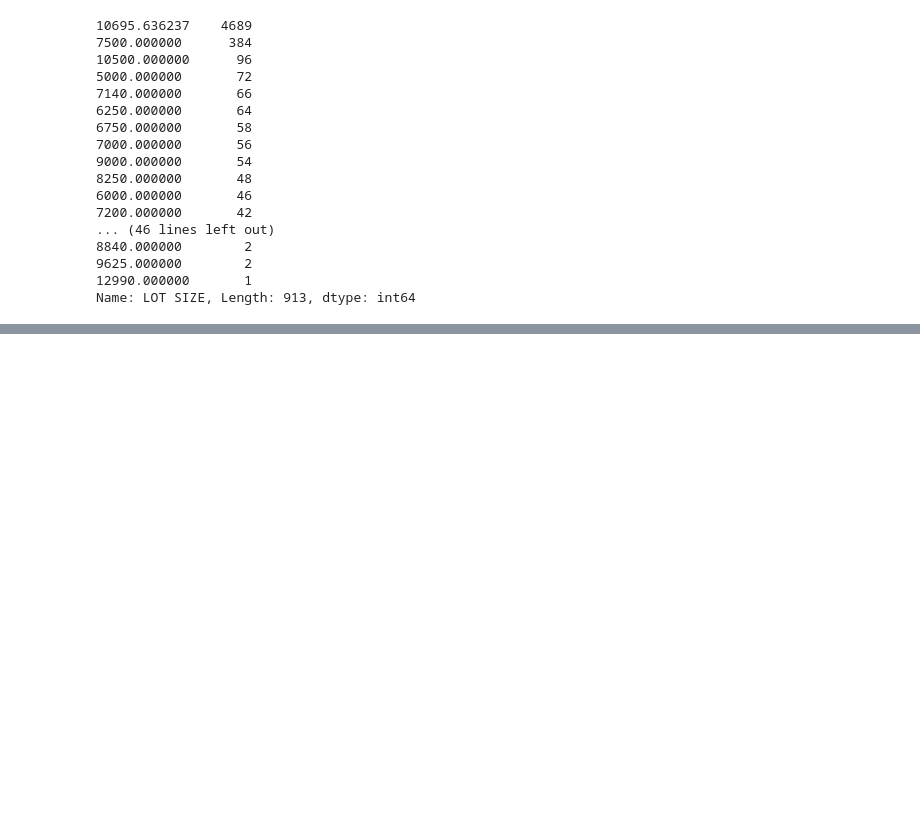
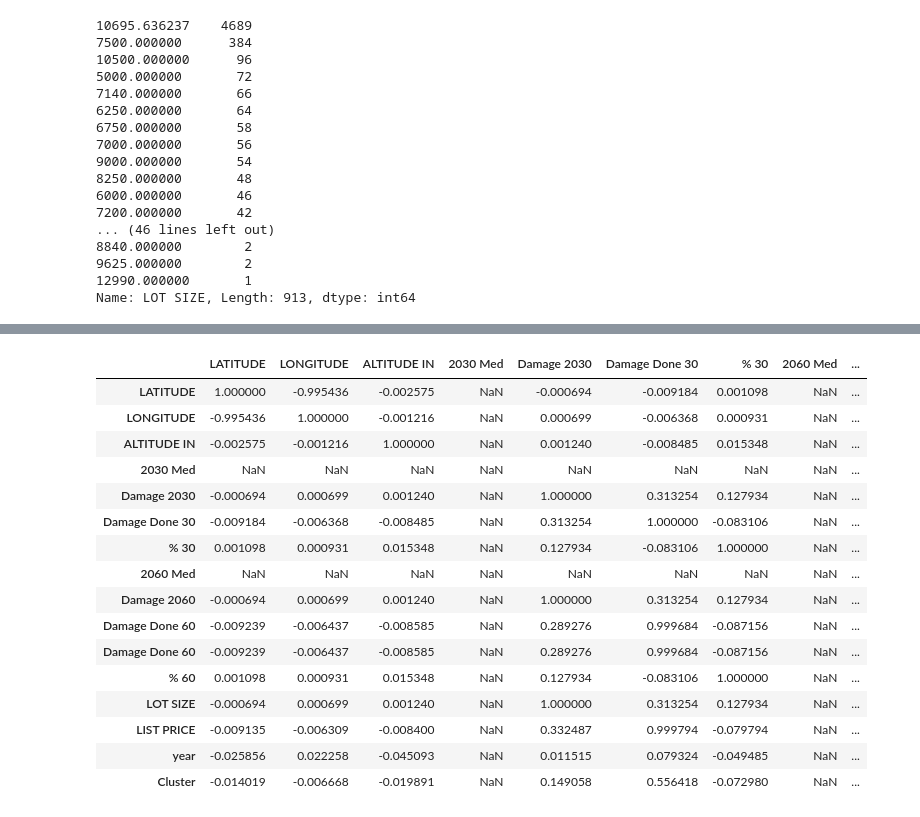
Before and after one commit to talalgedeon/Big-Data-Project, a Jupyter notebook: Miami Real Estate/Real Estate Data.ipynb, the cells around one changed output, grey strips where cells are left out. Saved outputs shown, nothing was run; the diff lists cells and outputs as text; code cells hidden in the pictures; blank space fills up the shorter version.

```diff
--- a/Miami Real Estate/Real Estate Data.ipynb
+++ b/Miami Real Estate/Real Estate Data.ipynb
@@ -354,0 +323,20 @@ miami_final1=miami_final[['LATITUDE','LONGITUDE','ALTITUDE','LIST PRICE','LOT SI
+# %%
+MIA.corr()
+# %% [output]
+|  | LATITUDE | LONGITUDE | ALTITUDE IN | 2030 Med | Damage 2030 | Damage Done 30 | % 30 | 2060 Med | ... |
+| LATITUDE | 1.000000 | -0.995436 | -0.002575 | NaN | -0.000694 | -0.009184 | 0.001098 | NaN | ... |
+| LONGITUDE | -0.995436 | 1.000000 | -0.001216 | NaN | 0.000699 | -0.006368 | 0.000931 | NaN | ... |
+| ALTITUDE IN | -0.002575 | -0.001216 | 1.000000 | NaN | 0.001240 | -0.008485 | 0.015348 | NaN | ... |
+| 2030 Med | NaN | NaN | NaN | NaN | NaN | NaN | NaN | NaN | ... |
+| Damage 2030 | -0.000694 | 0.000699 | 0.001240 | NaN | 1.000000 | 0.313254 | 0.127934 | NaN | ... |
+| Damage Done 30 | -0.009184 | -0.006368 | -0.008485 | NaN | 0.313254 | 1.000000 | -0.083106 | NaN | ... |
+| % 30 | 0.001098 | 0.000931 | 0.015348 | NaN | 0.127934 | -0.083106 | 1.000000 | NaN | ... |
+| 2060 Med | NaN | NaN | NaN | NaN | NaN | NaN | NaN | NaN | ... |
+| Damage 2060 | -0.000694 | 0.000699 | 0.001240 | NaN | 1.000000 | 0.313254 | 0.127934 | NaN | ... |
+| Damage Done 60 | -0.009239 | -0.006437 | -0.008585 | NaN | 0.289276 | 0.999684 | -0.087156 | NaN | ... |
+| Damage Done 60 | -0.009239 | -0.006437 | -0.008585 | NaN | 0.289276 | 0.999684 | -0.087156 | NaN | ... |
+| % 60 | 0.001098 | 0.000931 | 0.015348 | NaN | 0.127934 | -0.083106 | 1.000000 | NaN | ... |
+| LOT SIZE | -0.000694 | 0.000699 | 0.001240 | NaN | 1.000000 | 0.313254 | 0.127934 | NaN | ... |
+| LIST PRICE | -0.009135 | -0.006309 | -0.008400 | NaN | 0.332487 | 0.999794 | -0.079794 | NaN | ... |
+| year | -0.025856 | 0.022258 | -0.045093 | NaN | 0.011515 | 0.079324 | -0.049485 | NaN | ... |
+| Cluster | -0.014019 | -0.006668 | -0.019891 | NaN | 0.149058 | 0.556418 | -0.072980 | NaN | ... |
```
Also changed, not shown: parts of 49 cells of this notebook, 10 other files.
